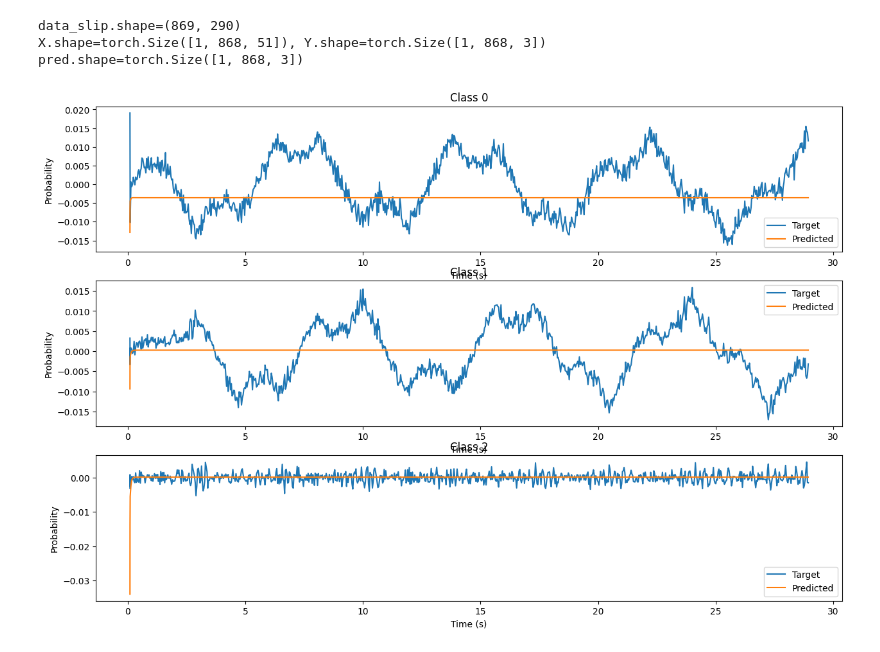
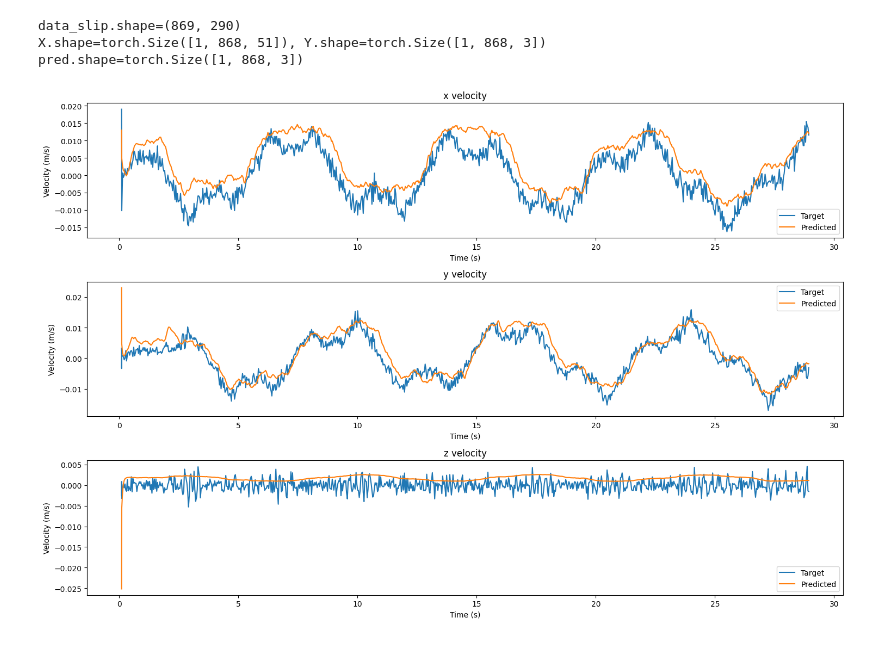
Before and after one commit to Crask21/slip_severity, a Jupyter notebook: notebooks/slip_severity.ipynb, the cells around one changed output. Drawn from its saved outputs; the diff is of its cells as text; code cells hidden in the pictures.

Commit message:
got LSTM up and running - 03/16

```diff
--- a/notebooks/slip_severity.ipynb
+++ b/notebooks/slip_severity.ipynb
@@ -1,5 +1,6 @@
 # %%
-data_path = "G:\\datasets\\tac2Slip\\severity-03-15"
+# data_path = "G:\\datasets\\tac2Slip\\severity-03-15"
+data_path = "D:\\datasets\\tac2Slip\\severity-03-15"
 classes = ['salt-no-slip', 'salt', 'non-contact']
 import os
 import csv
@@ -64,12 +65,14 @@ time_non_contact.shape=(839,)
 import torch
 import sys
 sys.path.append(r"D:\\UNI\\Studentermedhjaelper\\slip_severity")
+sys.path.append(r"C:\\Users\\Caspe\\Documents\\Studentermedhjælper\\slip_severity")
 from src.LSTM import LSTMModel
 import sys
 
 
 model = LSTMModel(input_dim=51, hidden_dim=128, layers=2, output_dim=3)
-model.load_state_dict(torch.load(r"D:\\UNI\\Studentermedhjaelper\\slip_severity\\lstm_model.pth"))
+# model.load_state_dict(torch.load(r"D:\\UNI\\Studentermedhjaelper\\slip_severity\\lstm_model.pth"))
+model.load_state_dict(torch.load(r"C:\\Users\\Caspe\\Documents\\Studentermedhjælper\\slip_severity\\lstm_model.pth", map_location=torch.device('cpu')))
 model.eval()
 print(f"{data_slip.shape=}")
 X = torch.from_numpy(data_slip).unsqueeze(0)[:,:, :51]  # shape (1, seq_len, 51)
@@ -77,15 +80,20 @@ Y_pose = torch.from_numpy(data_slip).unsqueeze(0)[:,:, 255:255+3]  # shape (1, s
 # take first order difference of Y to get the change in slip severity
 dt = torch.from_numpy(np.diff(time_slip).astype(np.float32)).view(1, -1, 1)
 Y = torch.diff(Y_pose, dim=1) / dt
-time_slip = time_slip[1:]
+time_slip_trimmed = time_slip[1:]
 X = X[:, 1:, :]  # remove the first time step to match the shape of Y
 print(f"{X.shape=}, {Y.shape=}")
 
 pred = []
 with torch.no_grad():
     for i in range(X.shape[1]):
-        x_i = X[:, :i+1, :]  # shape (1, 1, 51)
-        pred_i = model(x_i)
+        if i < 20:
+            x_i = X[:, :i+1, :]
+        else:
+            x_i = X[:, i-20:i+1, :]  # shape (1, 21, 51)
+        # print(f"{x_i.shape=}")
+
+        pred_i = model(x_i/1024)
         # print(f"{pred_i=}")
         pred.append(pred_i)
 
@@ -98,13 +106,17 @@ pred.shape=torch.Size([1, 868, 3])
 # %%
 # plot predictions vs targets for each class across time
 fig, axs = plt.subplots(3, 1, figsize=(15, 10))
+
+class_LUT = {0: "x", 1: "y", 2: "z"}
 for j in range(3):
     ax = axs[j]
-    ax.plot(time_slip, Y[0, :, j].numpy(), label='Target')
-    ax.plot(time_slip, pred[0, :, j].numpy(), label='Predicted')
-    ax.set_title(f'Class {j}')
+    ax.plot(time_slip_trimmed, Y[0, :, j].numpy(), label='Target')
+    ax.plot(time_slip_trimmed, pred[0, :, j].numpy(), label='Predicted')
+    ax.set_title(f'{class_LUT[j]} velocity')
     ax.set_xlabel('Time (s)')
-    ax.set_ylabel('Probability')
+    ax.set_ylabel('Velocity (m/s)')
     ax.legend()
+plt.tight_layout()
+plt.show()
 # %% [output]
-[figure, old version]
+[figure, new version]
```
Also changed, not shown: 6 other files.
